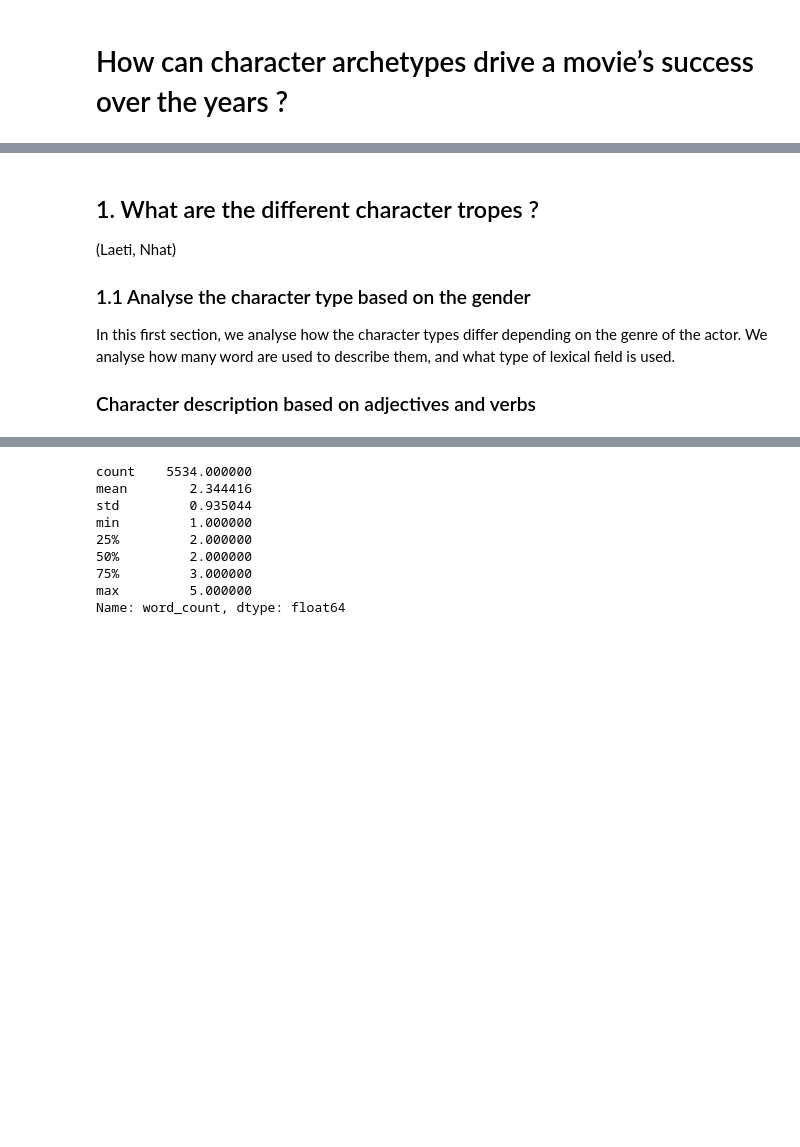
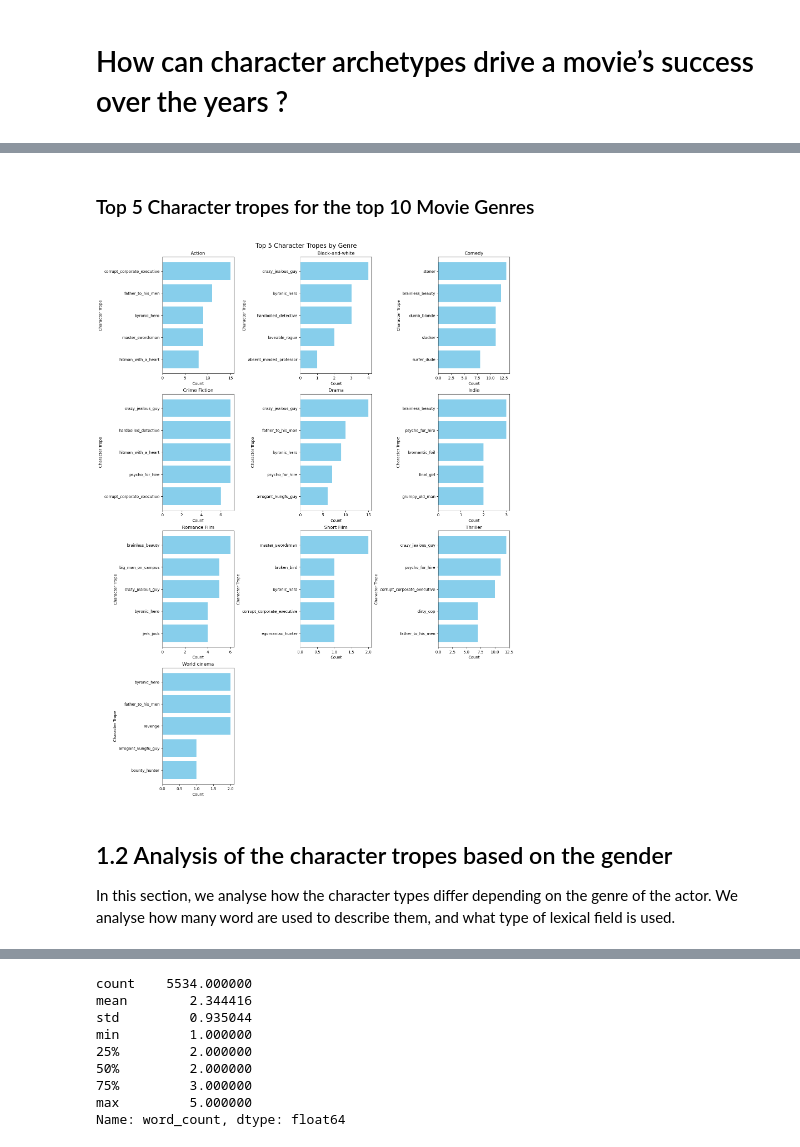
Before and after one commit to epfl-ada/ada-2024-project-data_brigada, a Jupyter notebook: results.ipynb, the cells around one changed output, grey strips where cells are left out. Drawn from its saved outputs; the diff is of its cells as text; code cells hidden in the pictures; blank space fills up the shorter version.

```diff
--- a/results.ipynb
+++ b/results.ipynb
@@ -14,9 +41,11 @@ from wordcloud import WordCloud, STOPWORDS, ImageColorGenerator
+# %% [markdown]
+### Top 5 Character tropes for the top 10 Movie Genres
+# %%
+# Plot the count of the top 5 most common character tropes in the top 10 most common movie genres
+td.tropes_by_genre(tv_tropes, movie_metadata)
+# %% [output]
+[figure, added]
 # %% [markdown]
-## 1. What are the different character tropes ?
-(Laeti, Nhat)
-### 1.1 Analyse the character type based on the gender
+## 1.2 Analysis of the character tropes based on the gender
 
-In this first section, we analyse how the character types differ depending on the genre of the actor. We analyse how many word are used to describe them, and what type of lexical field is used.
-
-
-### Character description based on adjectives and verbs
+In this section, we analyse how the character types differ depending on the genre of the actor. We analyse how many word are used to describe them, and what type of lexical field is used.
```
Also changed, not shown: parts of 19 cells of this notebook, 2 other files.
